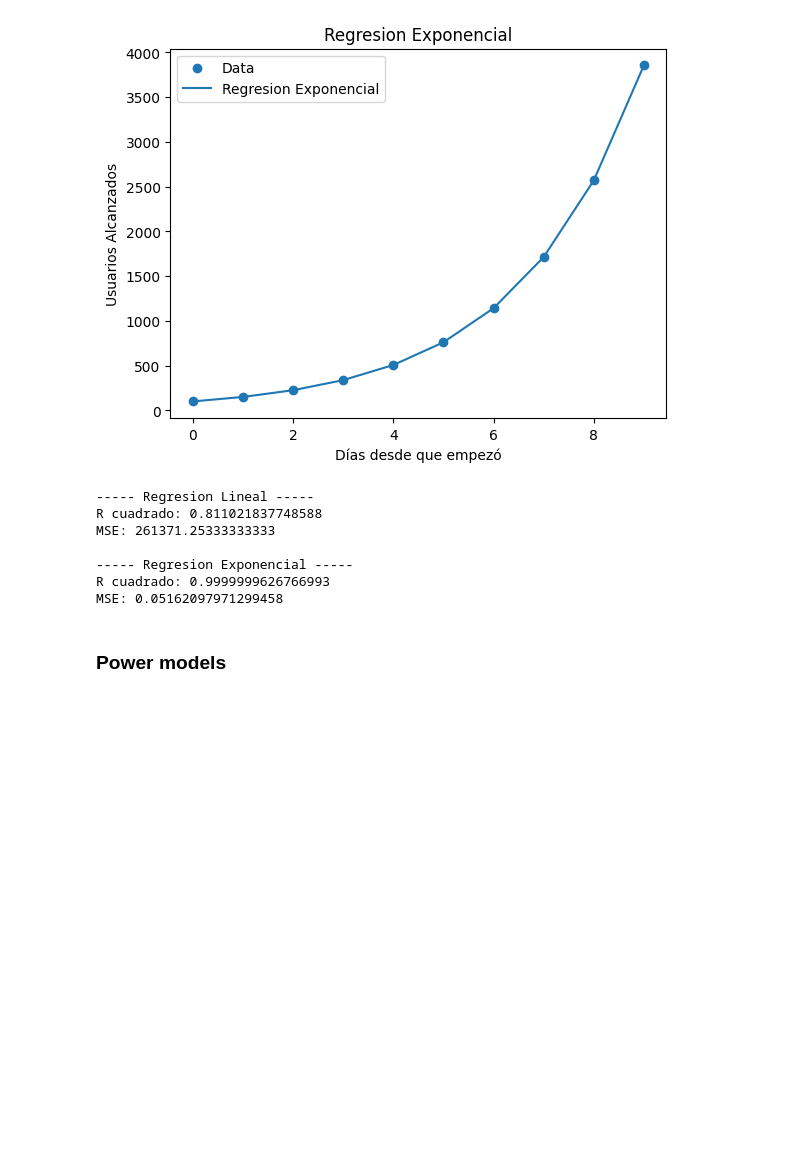
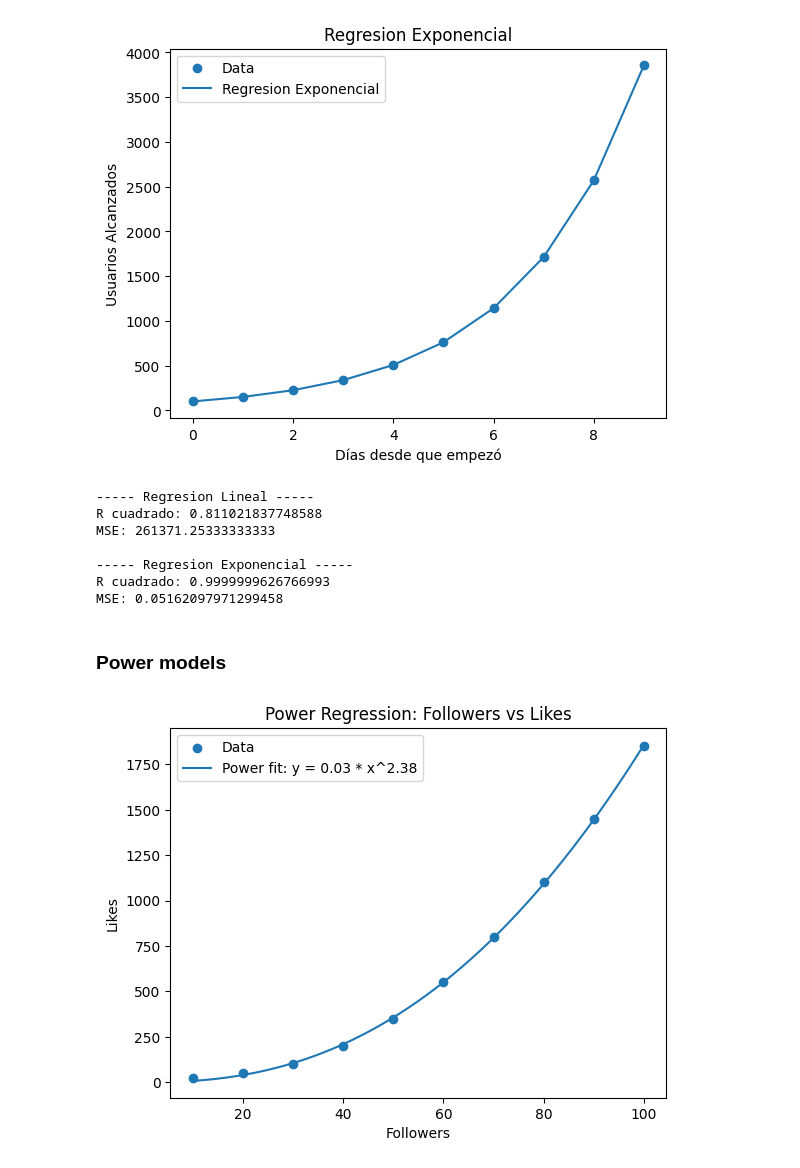
Before and after one commit to MarcoMilos/Advanced-AI-Class, a Jupyter notebook: ara_pt1/ara_pt1.ipynb, the cells around one changed output. Cells and saved outputs as stored; diff of their text form; code cells hidden in the pictures; blank space fills up the shorter version.

```diff
--- a/ara_pt1/ara_pt1.ipynb
+++ b/ara_pt1/ara_pt1.ipynb
@@ -163,19 +163,39 @@ MSE: 0.05162097971299458
 # %%
 # Create a DataFrame with the sample data
 data3 = {
     'User_ID': range(1, 11),
     'Followers': np.arange(10, 110, 10),
     'Likes': [25,50,100,200,350,550,800,1100,1450,1850],
     'Shares': [5,10,20,40,70,110,160,220,290,370],
     'Comments': [2,4,8,16,28,44,64,88,116,148]
 }
 
 df3 = pd.DataFrame(data3)
 
 # Perform power regression for Likes as an example
+from scipy.optimize import curve_fit
+def power_func(x, a, b):
+    return a * (x ** b)
+
+_x = df3["Followers"].values.astype(float)
+_y = df3["Likes"].values.astype(float)
+_popt, _pcov = curve_fit(power_func, _x, _y, p0=(1.0, 1.0), bounds=([0.0, -np.inf], [np.inf, np.inf]))
+a_hat, b_hat = _popt
 
 # Generate a range of Followers values for the fitted curve
+x_fit = np.linspace(_x.min(), _x.max(), 200)
 
 # Calculate the predicted Likes using the fitted parameters
+y_fit = power_func(x_fit, a_hat, b_hat)
 
 # Create a plot to visualize the relationship
+import matplotlib.pyplot as plt
+plt.scatter(df3["Followers"], df3["Likes"], label="Data")
+plt.plot(x_fit, y_fit, label=f"Power fit: y = {a_hat:.2f} * x^{b_hat:.2f}")
+plt.title("Power Regression: Followers vs Likes")
+plt.xlabel("Followers")
+plt.ylabel("Likes")
+plt.legend()
+plt.show()
+# %% [output]
+[figure, added]
```
